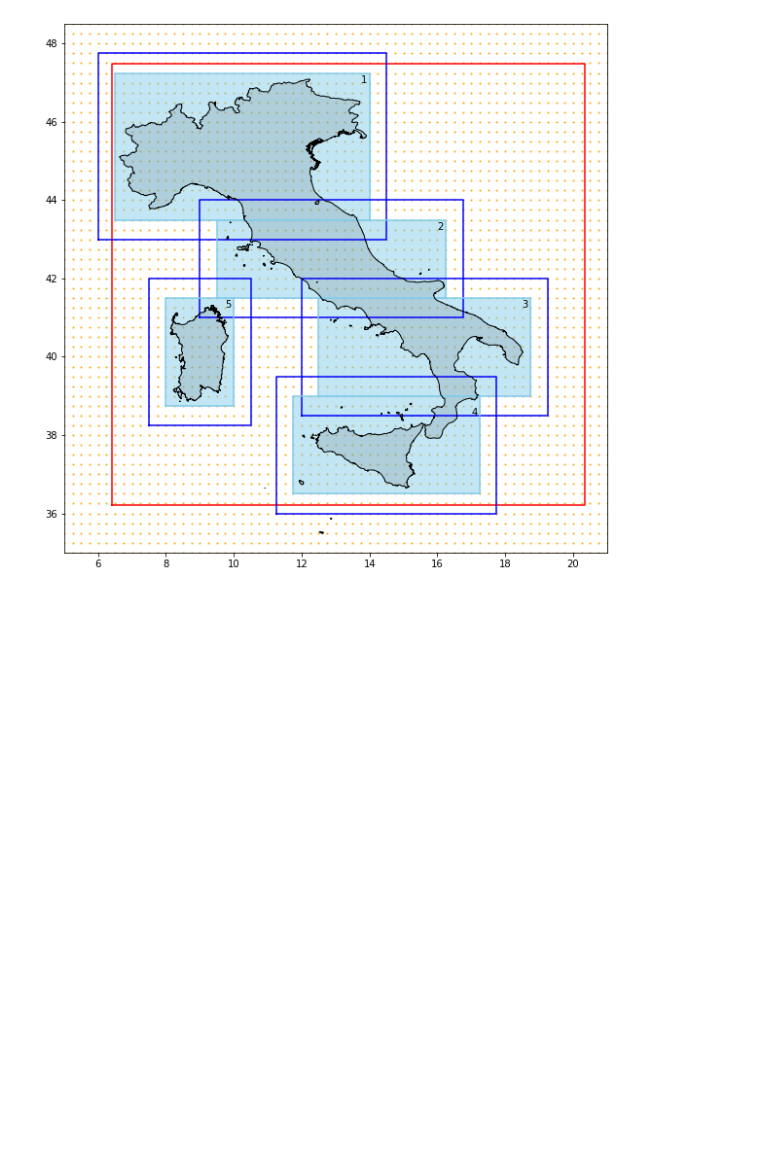
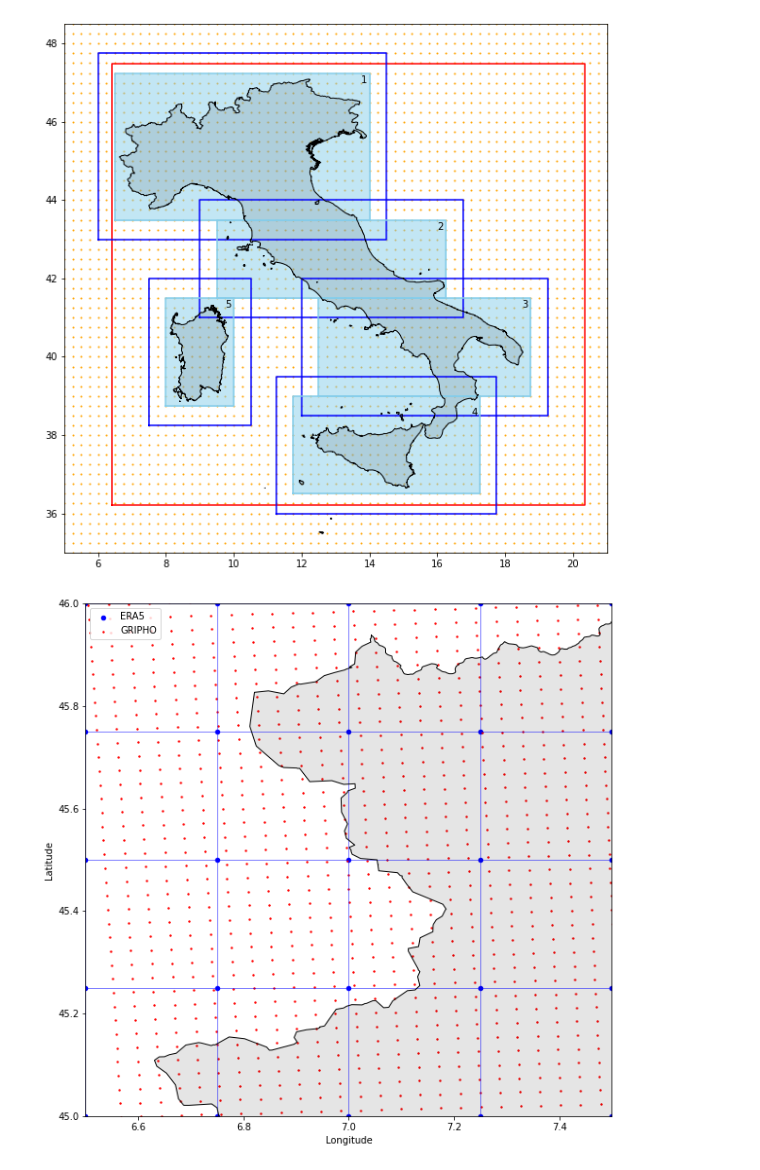
Before and after one commit to valebl/precipitation-maps, a Jupyter notebook: visualizations.ipynb, the cells around one changed output. Saved outputs shown, nothing was run; the diff lists cells and outputs as text; code cells hidden in the pictures; blank space fills up the shorter version.

```diff
--- a/visualizations.ipynb
+++ b/visualizations.ipynb
@@ -101,12 +101,16 @@ plot_italy(zones)
 # %% [output]
 [figure]
 # %%
-plt.scatter(LON_ERA5[152:155, 171:175], LAT_ERA5[152:155, 171:175], color='blue', s=10, label='ERA5')
-plt.scatter(LON_GRIPHO[0:15, 0:15], LAT_GRIPHO[0:15, 0:15], color='red', s=2, label='GRIPHO')
+fig, ax = plt.subplots(1, figsize=(10,10))
+plt.scatter(LON_ERA5, LAT_ERA5, color='blue', s=20, label='ERA5')
+plt.scatter(LON_GRIPHO, LAT_GRIPHO, color='red', s=2, label='GRIPHO')
+[plt.axhline(y = yi, color = 'b', linestyle = '-', linewidth = 0.5) for yi in LAT_ERA5[:,0]]
+[plt.axvline(x = xi, color = 'b', linestyle = '-', linewidth = 0.5) for xi in LON_ERA5[0,:]]
 plt.xlabel('Longitude')
 plt.ylabel('Latitude')
+plt.xlim([6.50,7.50])
+plt.ylim([45,46])
+plt.legend()
 plot_italy(zones)
-plt.xlim([6,8])
-plt.ylim([36.25,37.25])
-plt.legend()
-plt.show()
+# %% [output]
+[figure, added]
```
